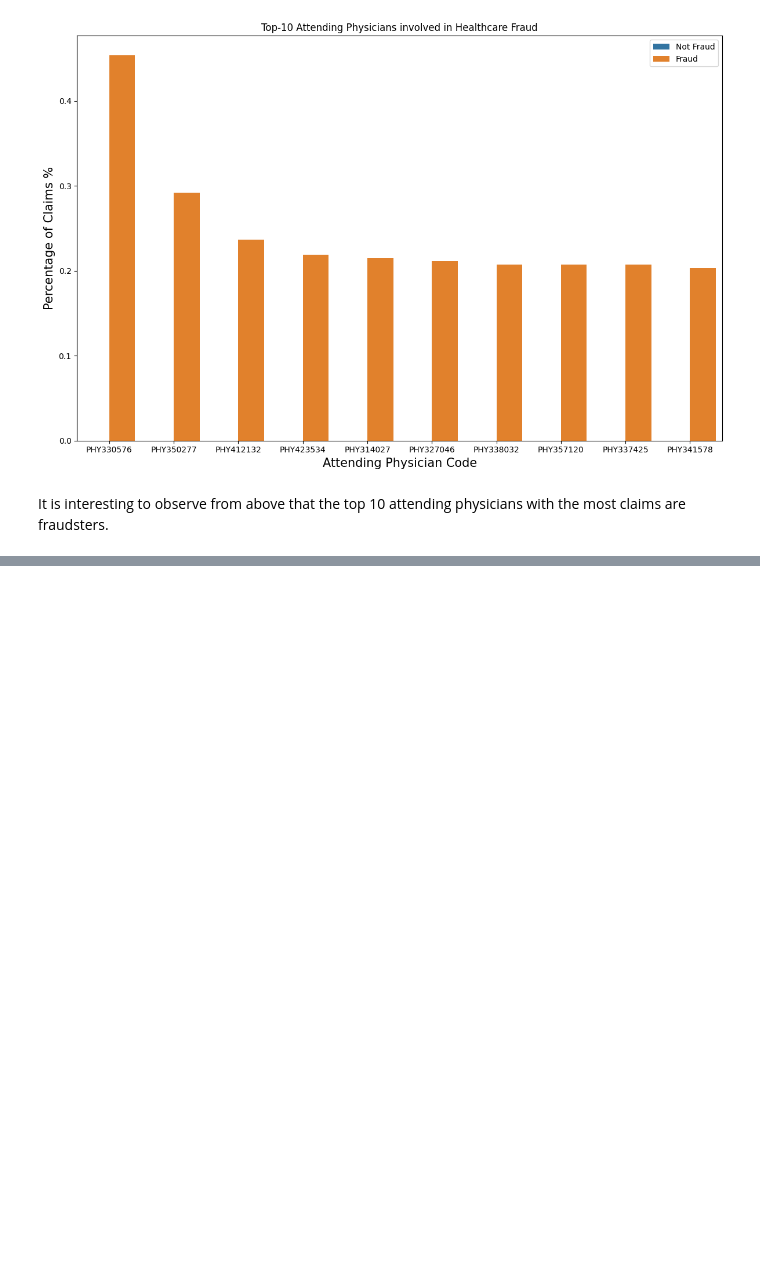
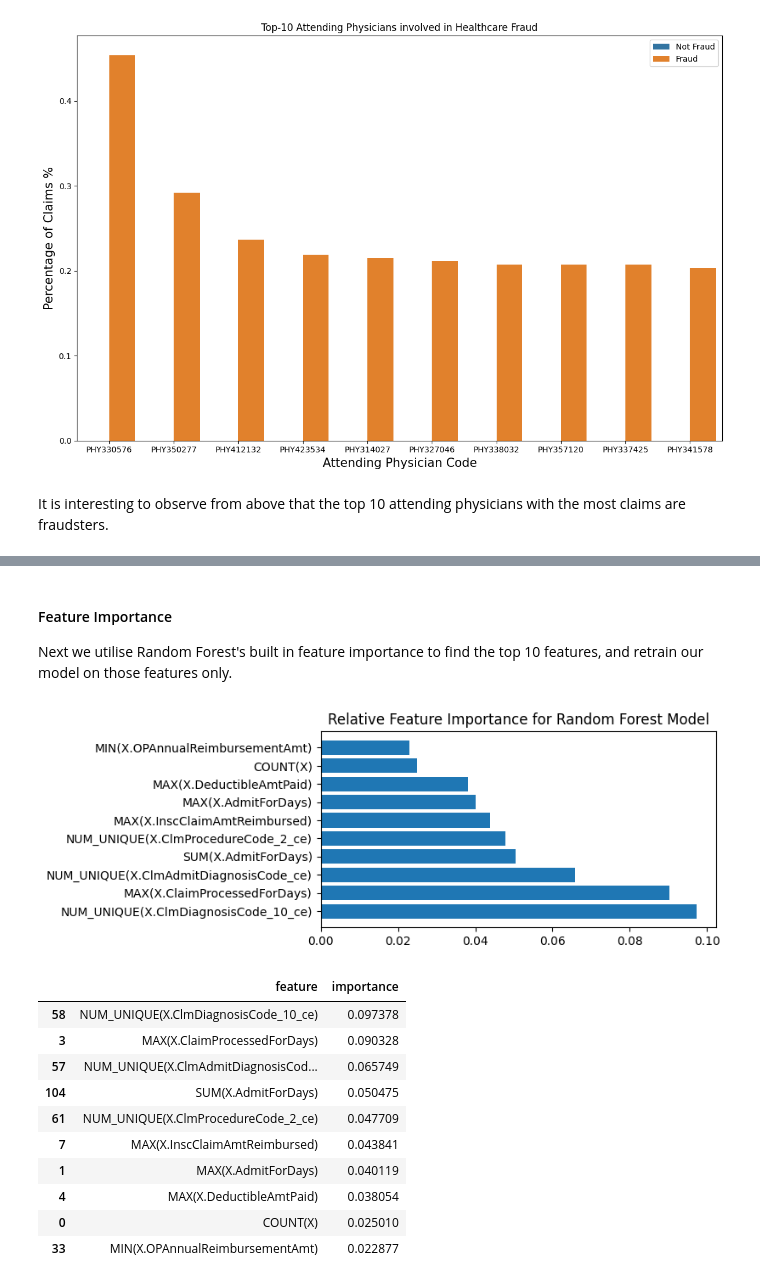
Before and after one commit to HiredOne/BT4012_G7, a Jupyter notebook: BT4012_Group_7_Medical_Provider_Fraud_Detection.ipynb, the cells around one changed output, grey strips where cells are left out. Saved outputs shown, nothing was run; the diff lists cells and outputs as text; code cells hidden in the pictures; blank space fills up the shorter version.

Commit message:
Merged and completed all baseline models

```diff
--- a/BT4012_Group_7_Medical_Provider_Fraud_Detection.ipynb
+++ b/BT4012_Group_7_Medical_Provider_Fraud_Detection.ipynb
@@ -682,0 +1383,4 @@ X_test.to_csv('X_test.csv', index=False)
+# %%
+top10_features = [feature[0] for feature in top_10_features]
+X_train_top10 = X_train[top10_features]
+X_test_top10 = X_test[top10_features]
@@ -682,0 +1714,24 @@ X_test.to_csv('X_test.csv', index=False)
+# %%
+# Init untuned model and param_grid
+untuned_model = SVC(kernel='rbf', random_state=4012)
+param_grid = {
+    'C': [0.1, 1, 10],
+    'max_iter': [1000, 10000],
+    'tol': [1e-3, 1e-4]
+}
+
+model_name = 'Radial SVM Tuned'
+# Perform Grid search
+tuned_model = GridSearchCV(estimator = untuned_model, param_grid = param_grid,scoring="neg_root_mean_squared_error", cv = 5, n_jobs = -1, verbose=2)
+tuned_model.fit(X_train, y_train)
+# Print best set of parameters
+print('Best Model: ', tuned_model.best_estimator_)
+print('Best Parameters: ', tuned_model.best_params_)
+print('Cross Validation RMSE', -tuned_model.best_score_)
+
+# Fit on best parameters
+tuned_model = tuned_model.best_estimator_
+# Evaluate on train
+test_eval(tuned_model, X_train, y_train, model_name, 'Train All features', True)
+# Evaluate on test
+test_eval(tuned_model, X_test, y_test, model_name, 'Test All features', True)
@@ -682,0 +1814,9 @@ X_test.to_csv('X_test.csv', index=False)
+# %%
+model = RandomForestClassifier(random_state=4012)
+model_name = 'Random Forest'
+# Fit
+model.fit(X_train, y_train)
+# Evaluate on train
+test_eval(model, X_train, y_train, model_name, 'Train All features')
+# Evaluate on test
+test_eval(model, X_test, y_test, model_name, 'Test All features')
@@ -682,0 +1848,21 @@ X_test.to_csv('X_test.csv', index=False)
+# %% [markdown]
+#### Feature Importance
+Next we utilise Random Forest's built in feature importance to find the top 10 features, and retrain our model on those features only.
+# %%
+# Get top 10
+top10_features = get_top10_features(model, model_name)
+# Create top10 train and test
+X_train_top10, X_test_top10 = X_train[top10_features], X_test[top10_features]
+# %% [output]
+[figure, added]
+|  | feature | importance |
+| 58 | NUM_UNIQUE(X.ClmDiagnosisCode_10_ce) | 0.097378 |
+| 3 | MAX(X.ClaimProcessedForDays) | 0.090328 |
+| 57 | NUM_UNIQUE(X.ClmAdmitDiagnosisCod... | 0.065749 |
+| 104 | SUM(X.AdmitForDays) | 0.050475 |
+| 61 | NUM_UNIQUE(X.ClmProcedureCode_2_ce) | 0.047709 |
+| 7 | MAX(X.InscClaimAmtReimbursed) | 0.043841 |
+| 1 | MAX(X.AdmitForDays) | 0.040119 |
+| 4 | MAX(X.DeductibleAmtPaid) | 0.038054 |
+| 0 | COUNT(X) | 0.025010 |
+| 33 | MIN(X.OPAnnualReimbursementAmt) | 0.022877 |
```
Also changed, not shown: parts of 127 cells of this notebook.
